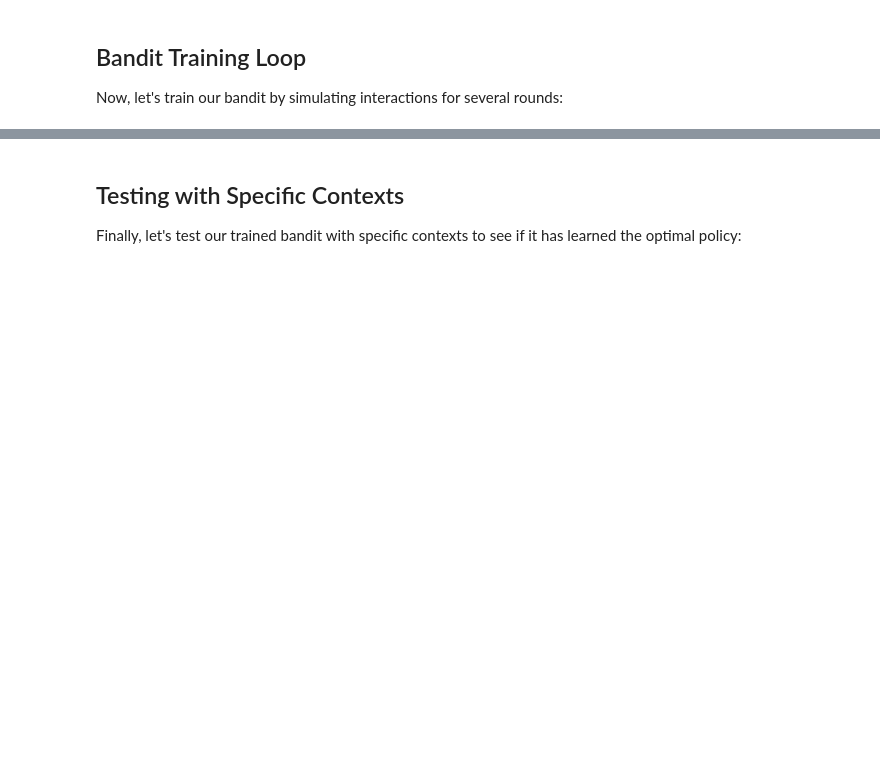
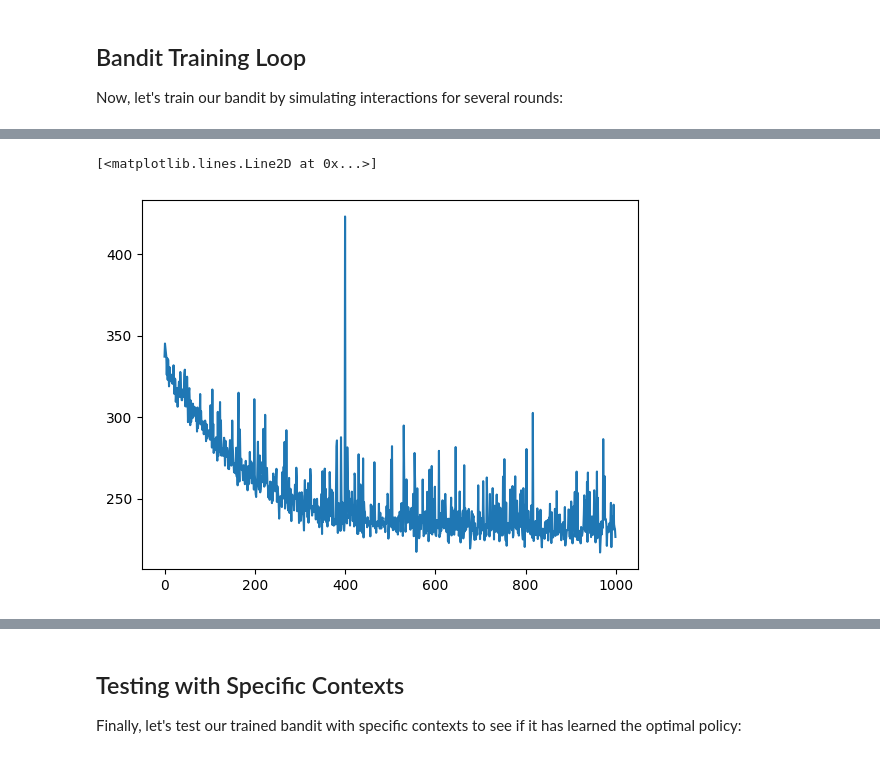
Before and after one commit to PlaytikaOSS/pybandits, a Jupyter notebook: docs/src/tutorials/cmab_quant_bnn.ipynb, the cells around one changed output, grey strips where cells are left out. Cells and saved outputs as stored; diff of their text form; code cells hidden in the pictures; blank space fills up the shorter version.

```diff
--- a/docs/src/tutorials/cmab_quant_bnn.ipynb
+++ b/docs/src/tutorials/cmab_quant_bnn.ipynb
@@ -84,7 +93,7 @@ def reward_function(action, quantity, context):
         # Bell curve centered at 0.25 for the quantity
         # Influenced by first context feature
         quantity_component = np.exp(-((quantity - 0.25) ** 2) / 0.02)
-        context_component = 0.5 + 0.5 * (context[0] / 2)  # First feature has influence
+        context_component = 0.1 + 0.9 * (context[0] / 2)  # First feature has influence
         prob = quantity_component * context_component
     else:  # action_2
         # Bell curve centered at 0.75 for the quantity
@@ -98,9 +107,8 @@ def reward_function(action, quantity, context):
 
     return np.random.binomial(1, prob), prob
 
-
 def get_optimal_reward(context):
-    max_prob_action_1 = 0.5 + 0.5 * (context[0] / 2)
+    max_prob_action_1 = 0.1 + 0.9 * (context[0] / 2)
     max_prob_action_2 = 0.5 + 0.5 * (context[1] / 2)
     return max(max_prob_action_1, max_prob_action_2)
 # %% [markdown]
@@ -146,7 +156,7 @@ plt.show()
 Let's create synthetic context data for our experiment:
 # %%
 # Generate random context data
-batch_sizes = [20000, 300, 300, 300, 300, 300]
+batch_sizes = [2000, 200, 200, 200, 200, 200]
 context_data_sample = np.random.uniform(0, 1, (5, n_features))
 
 # Preview the context data
@@ -158,13 +177,13 @@ Now, let's train our bandit by simulating interactions for several rounds:
 # %%
 for iter, batch_size in enumerate(batch_sizes):
     if iter > 0:
-        cmab = CmabBernoulli(actions=actions, epsilon=0)  # no exploration
+        cmab = CmabBernoulli(actions=actions, epsilon=0) # no exploration
 
     # Get context for this round
     current_context = np.random.uniform(0, 1, (batch_size, n_features))
 
     # Predict best action
-    pred_actions, model_probs, weighted_sums = cmab.predict(context=current_context)
+    pred_actions, probs, weighted_sums = cmab.predict(context=current_context)
     chosen_actions = [a[0] for a in pred_actions]
     chosen_quantities = [a[1][0] for a in pred_actions]
 
@@ -189,0 +214,5 @@ for iter, batch_size in enumerate(batch_sizes):
+# %%
+plt.plot(cmab.actions["action_1"].bnn.approx_history)
+# %% [output]
+[<matplotlib.lines.Line2D at 0x...>]
+[figure, added]
```
Also changed, not shown: parts of 19 cells of this notebook.
